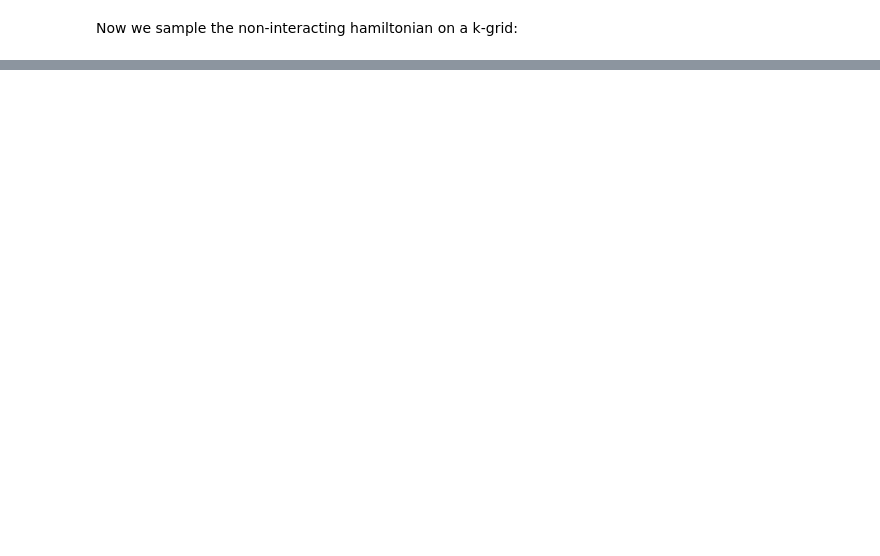
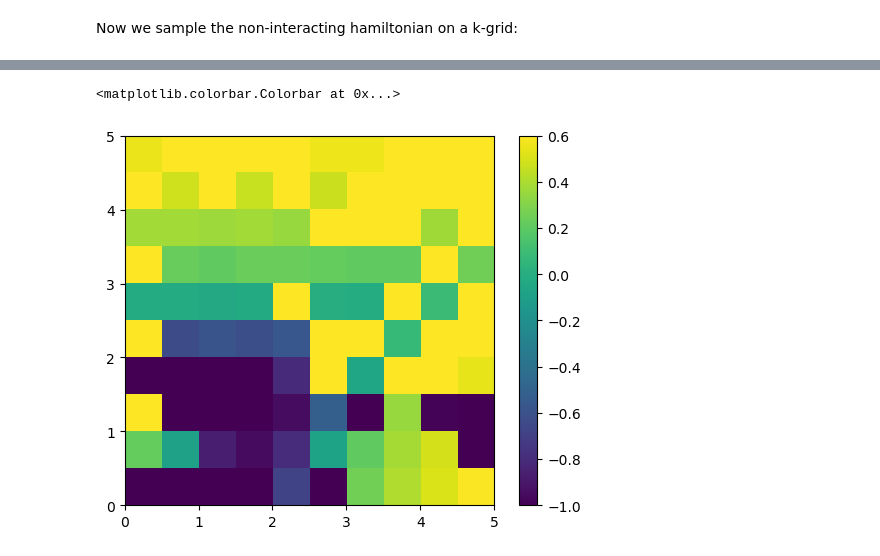
Before and after one commit to quantum-tinkerer/MeanFi, a Jupyter notebook: codes/scipy_optimizer.ipynb, the cells around one changed output, grey strips where cells are left out. Cells and saved outputs as stored; diff of their text form; code cells hidden in the pictures; blank space fills up the shorter version.

```diff
--- a/codes/scipy_optimizer.ipynb
+++ b/codes/scipy_optimizer.ipynb
@@ -236,0 +205,7 @@ plt.colorbar()
+# %%
+gap = np.asarray(gap, dtype=float)
+plt.imshow(np.log10(gap[:,:,1]).T, origin='lower', extent=(0, 5, 0, 5), vmin=-1, vmax=0.6)
+plt.colorbar()
+# %% [output]
+<matplotlib.colorbar.Colorbar at 0x...>
+[figure, added]
```
Also changed, not shown: parts of 9 cells of this notebook.
